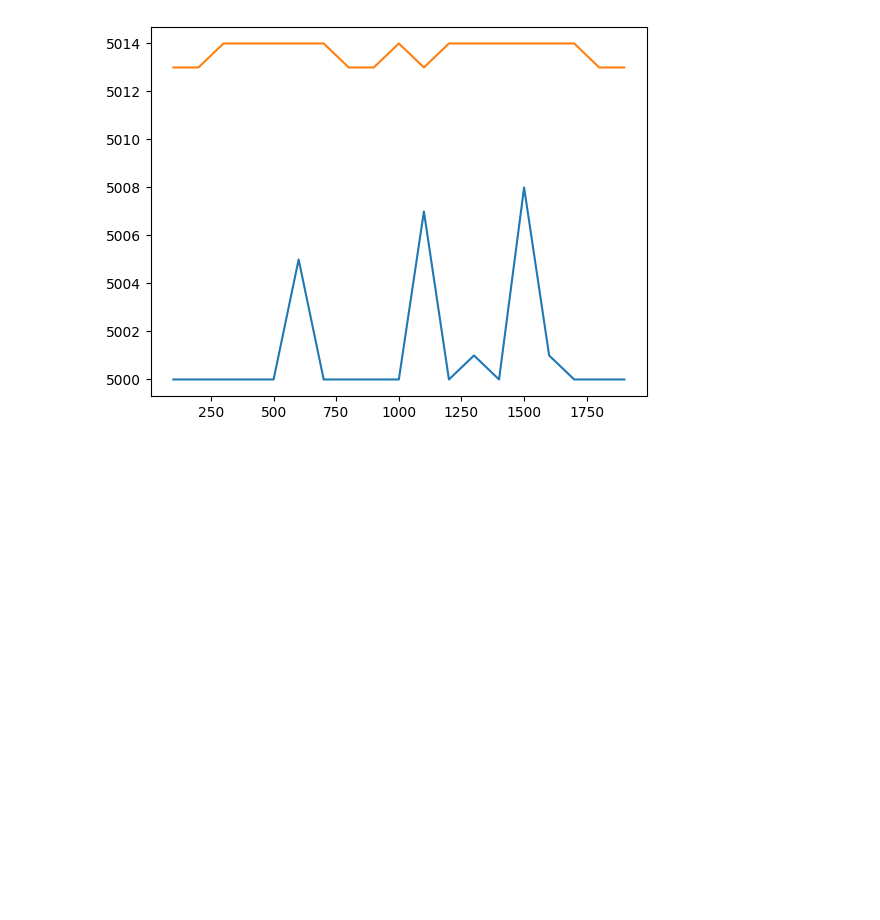
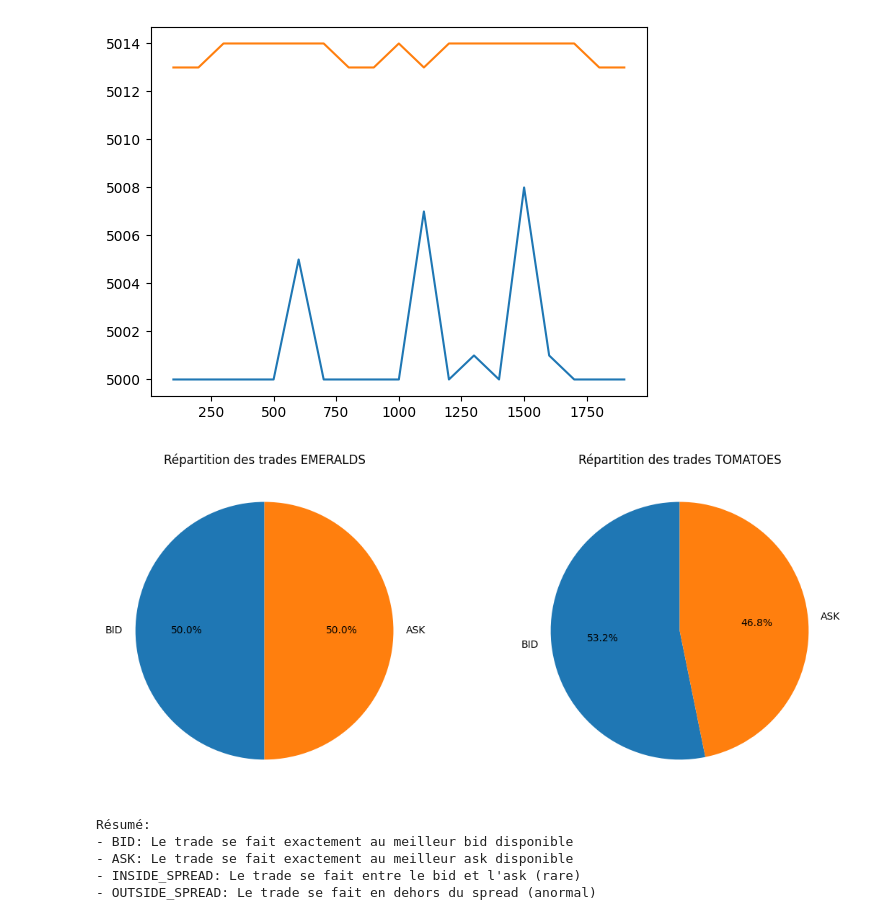
Before and after one commit to carl-handouka/TRADOSMIC, a Jupyter notebook: day-1_analysis.ipynb, the cells around one changed output. Saved outputs shown, nothing was run; the diff lists cells and outputs as text; code cells hidden in the pictures; blank space fills up the shorter version.

```diff
--- a/day-1_analysis.ipynb
+++ b/day-1_analysis.ipynb
@@ -50,3 +202,36 @@ plt.plot(tomato_data['timestamp'][1:20],tomato_data['ask_price_1'][1:20])
 plt.show()
 # %% [output]
 [figure]
+# %%
+# Visualisation de la répartition des types de trades
+import matplotlib.pyplot as plt
+
+fig, (ax1, ax2) = plt.subplots(1, 2, figsize=(12, 5))
+
+# Graphique pour EMERALDS
+emerald_trades = df_analysis[df_analysis['product'] == 'EMERALDS']
+emerald_types = emerald_trades['trade_type'].value_counts()
+ax1.pie(emerald_types.values, labels=emerald_types.index, autopct='%1.1f%%', startangle=90)
+ax1.set_title('Répartition des trades EMERALDS')
+
+# Graphique pour TOMATOES
+tomato_trades = df_analysis[df_analysis['product'] == 'TOMATOES']
+tomato_types = tomato_trades['trade_type'].value_counts()
+ax2.pie(tomato_types.values, labels=tomato_types.index, autopct='%1.1f%%', startangle=90)
+ax2.set_title('Répartition des trades TOMATOES')
+
+plt.tight_layout()
+plt.show()
+
+print("\nRésumé:")
+print("- BID: Le trade se fait exactement au meilleur bid disponible")
+print("- ASK: Le trade se fait exactement au meilleur ask disponible")
+print("- INSIDE_SPREAD: Le trade se fait entre le bid et l'ask (rare)")
+print("- OUTSIDE_SPREAD: Le trade se fait en dehors du spread (anormal)")
+# %% [output]
+[figure, added]
+Résumé:
+- BID: Le trade se fait exactement au meilleur bid disponible
+- ASK: Le trade se fait exactement au meilleur ask disponible
+- INSIDE_SPREAD: Le trade se fait entre le bid et l'ask (rare)
+- OUTSIDE_SPREAD: Le trade se fait en dehors du spread (anormal)
```
Also changed, not shown: parts of 11 cells of this notebook, 11 other files.
